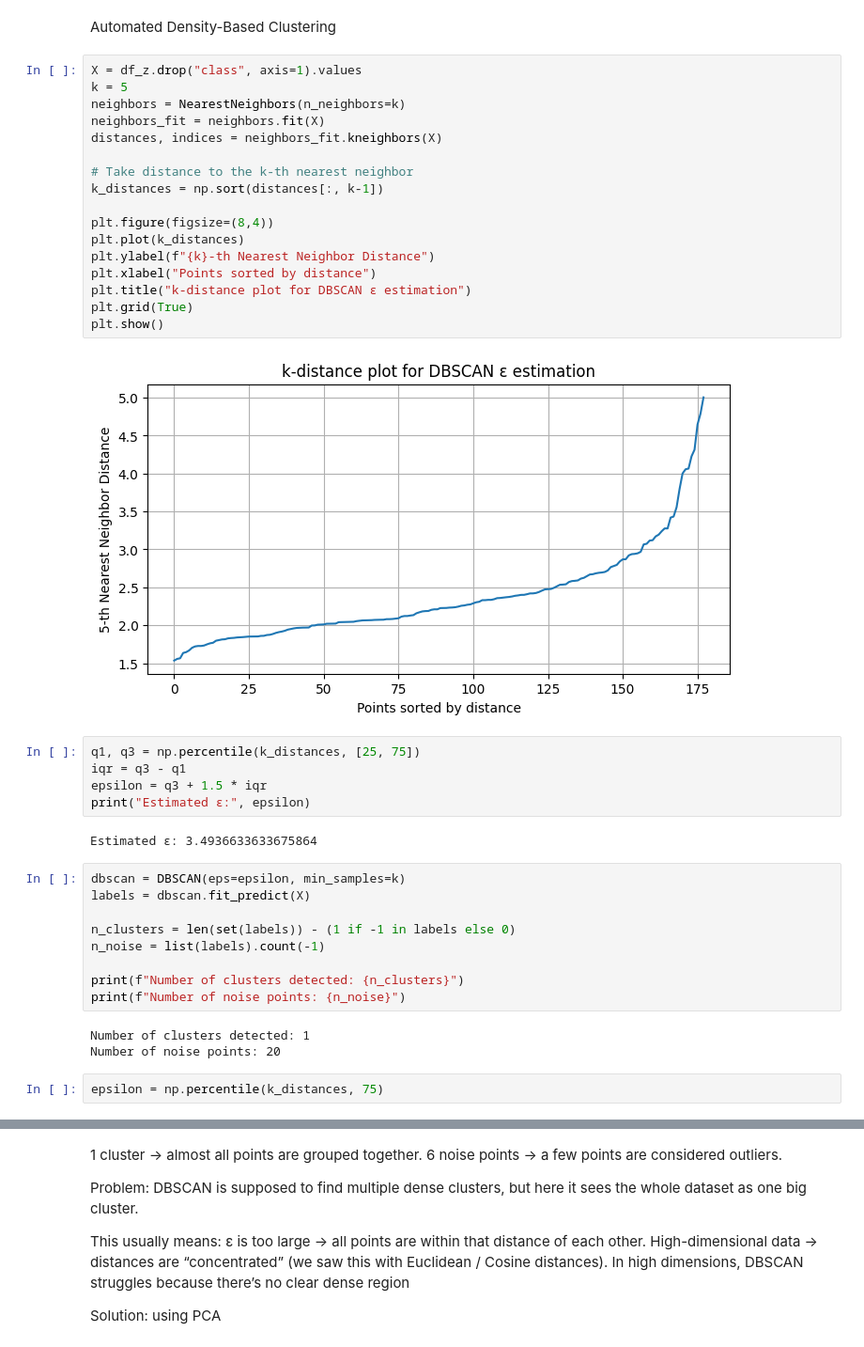
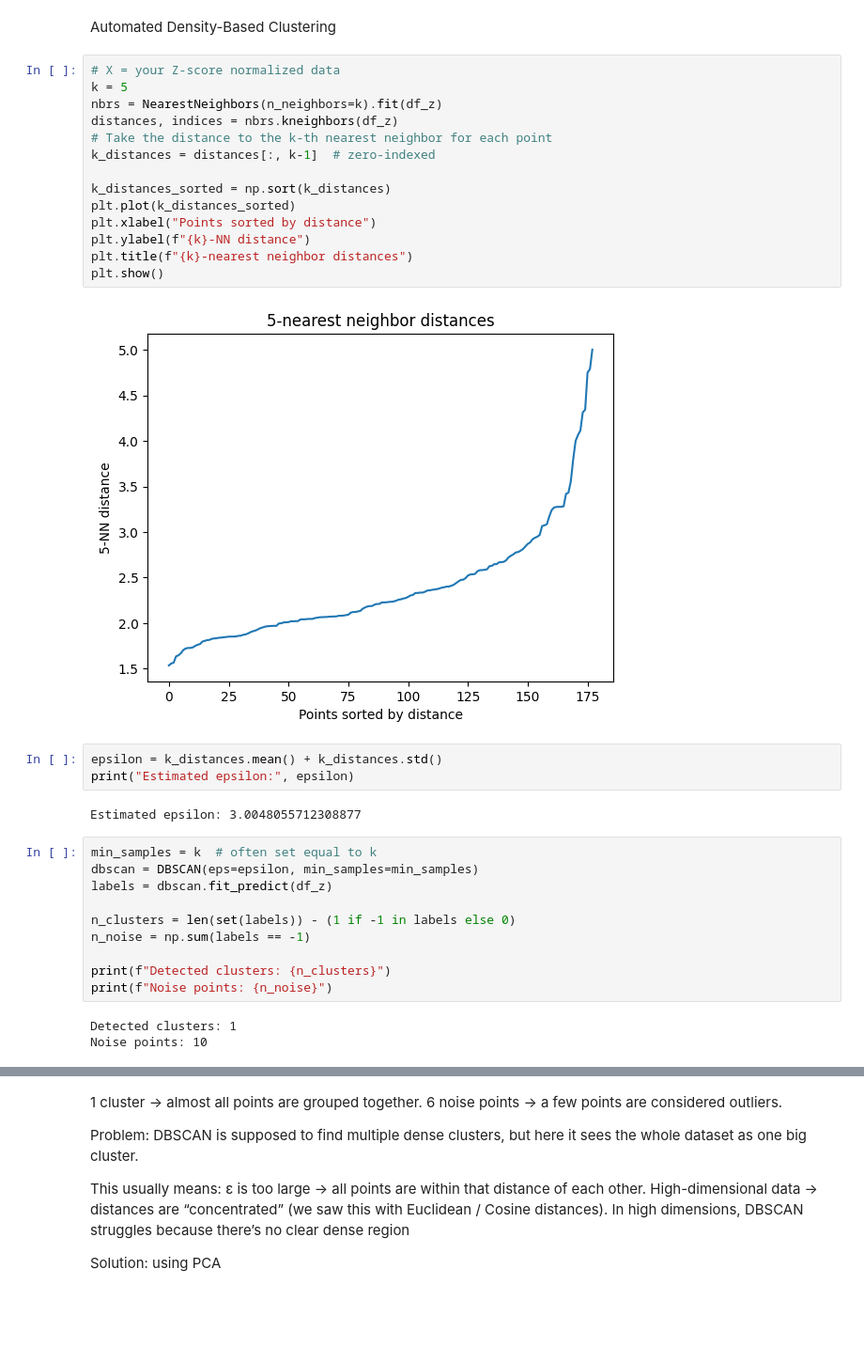
Before and after one commit to rose-giant/Data-Mining-Course-Projects, a Jupyter notebook: HW3/main.ipynb, the cells around one changed output, grey strips where cells are left out. Shown at 94% size. Drawn from its saved outputs; the diff is of its cells as text; blank space fills up the shorter version.

```diff
--- a/HW3/main.ipynb
+++ b/HW3/main.ipynb
@@ -500,42 +521,36 @@ Most stable linkage method: average
 # %% [markdown]
 Automated Density-Based Clustering
 # %%
-X = df_z.drop("class", axis=1).values
+# X = your Z-score normalized data
 k = 5
-neighbors = NearestNeighbors(n_neighbors=k)
-neighbors_fit = neighbors.fit(X)
-distances, indices = neighbors_fit.kneighbors(X)
+nbrs = NearestNeighbors(n_neighbors=k).fit(df_z)
+distances, indices = nbrs.kneighbors(df_z)
+# Take the distance to the k-th nearest neighbor for each point
+k_distances = distances[:, k-1]  # zero-indexed
 
-# Take distance to the k-th nearest neighbor
-k_distances = np.sort(distances[:, k-1])
-
-plt.figure(figsize=(8,4))
-plt.plot(k_distances)
-plt.ylabel(f"{k}-th Nearest Neighbor Distance")
+k_distances_sorted = np.sort(k_distances)
+plt.plot(k_distances_sorted)
 plt.xlabel("Points sorted by distance")
-plt.title("k-distance plot for DBSCAN ε estimation")
-plt.grid(True)
+plt.ylabel(f"{k}-NN distance")
+plt.title(f"{k}-nearest neighbor distances")
 plt.show()
 # %% [output]
-[figure, old version]
+[figure, new version]
 # %%
-q1, q3 = np.percentile(k_distances, [25, 75])
-iqr = q3 - q1
-epsilon = q3 + 1.5 * iqr
-print("Estimated ε:", epsilon)
+epsilon = k_distances.mean() + k_distances.std()
+print("Estimated epsilon:", epsilon)
 # %% [output]
-Estimated ε: 3.4936633633675864
+Estimated epsilon: 3.0048055712308877
 # %%
-dbscan = DBSCAN(eps=epsilon, min_samples=k)
-labels = dbscan.fit_predict(X)
+min_samples = k  # often set equal to k
+dbscan = DBSCAN(eps=epsilon, min_samples=min_samples)
+labels = dbscan.fit_predict(df_z)
 
 n_clusters = len(set(labels)) - (1 if -1 in labels else 0)
-n_noise = list(labels).count(-1)
+n_noise = np.sum(labels == -1)
 
-print(f"Number of clusters detected: {n_clusters}")
-print(f"Number of noise points: {n_noise}")
+print(f"Detected clusters: {n_clusters}")
+print(f"Noise points: {n_noise}")
 # %% [output]
-Number of clusters detected: 1
-Number of noise points: 20
+Detected clusters: 1
+Noise points: 10
-# %%
-epsilon = np.percentile(k_distances, 75)
```
Also changed, not shown: parts of 12 cells of this notebook, 9 other files.
